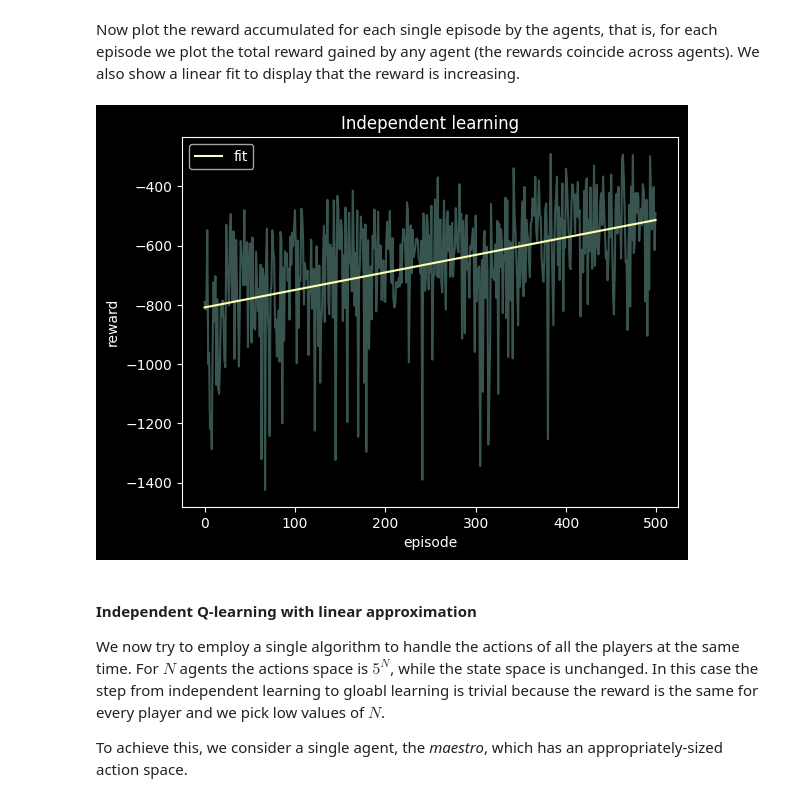
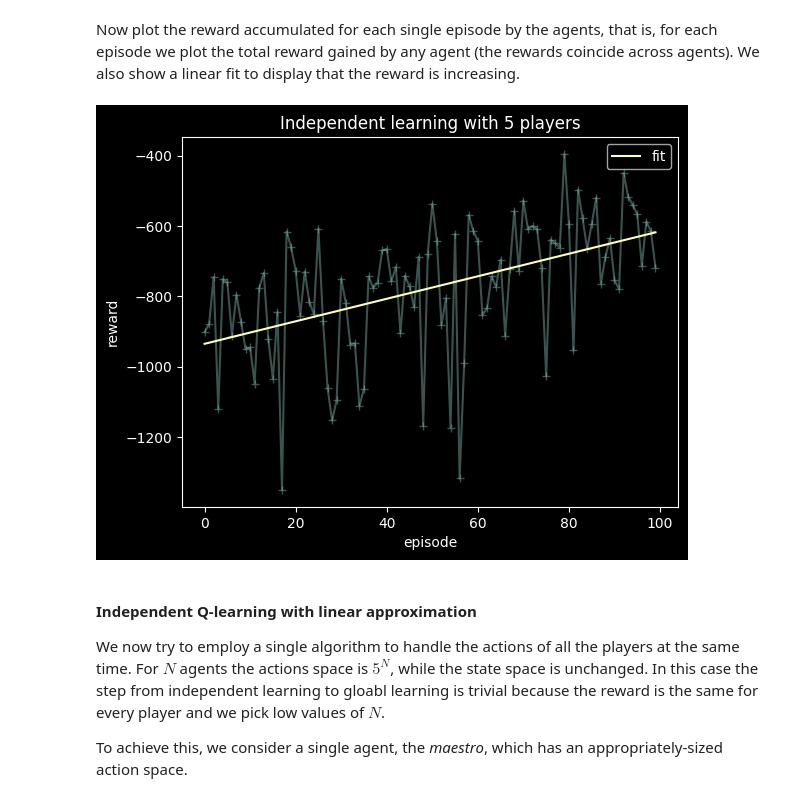
Before and after one commit to afflint/rlcoding, a Jupyter notebook: 2024-25/L7-multiagent-rl.ipynb, the cells around one changed output. Cells and saved outputs as stored; diff of their text form; code cells hidden in the pictures.

```diff
--- a/2024-25/L7-multiagent-rl.ipynb
+++ b/2024-25/L7-multiagent-rl.ipynb
@@ -141,7 +157,7 @@ Next, we train a number of agents using our approximate Q-learning implementatio
 # %%
 from tqdm import trange
 
-def spread_iql(env, episodes = 500, gamma = 0.99):
+def spread_iql(env, episodes = 100, gamma = 0.99):
 	observations, _ = env.reset()
 
 	# Each agent is represented by an instance of the LinearQApproximator class,
@@ -151,7 +167,7 @@ def spread_iql(env, episodes = 500, gamma = 0.99):
 			feature_extractor = lambda state: state, # identity
 			num_features = observations[agent].size,
 			num_actions = env.action_space(agent).n,
-		) for agent in env.possible_agents
+		) for agent in env.agents
 	}
 
 	# For simplicity in this example, this parameter is shared across learners,
@@ -163,7 +179,7 @@ def spread_iql(env, episodes = 500, gamma = 0.99):
 	# Keep track of the global rewards at the end of each episode
 	episode_reward = []
 
-	for episode in trange(episodes):
+	for episode in trange(episodes, desc = "independent learning"):
 		observations, _ = env.reset()
 
 		# We care about the total reward achieved in the episode
@@ -211,14 +227,3 @@ def spread_iql(env, episodes = 500, gamma = 0.99):
 
 	env.close()
 	return episode_reward
-
-
-env = simple_spread_v3.parallel_env(
-	N = NUM_AGENTS,
-	max_cycles = 200,
-	continuous_actions = False,
-	local_ratio = 0, # we care only about global reward
-	render_mode = "rgb_array"
-)
-
-spread_iql_reward = spread_iql(env)
@@ -225,19 +239,9 @@ spread_iql_reward = spread_iql(env)
 # %% [markdown]
 Now plot the reward accumulated for each single episode by the agents, that is, for each episode we plot the total reward gained by any agent (the rewards coincide across agents). We also show a linear fit to display that the reward is increasing.
-# %%
-x = range(len(spread_iql_reward))
-plt.plot(x, spread_iql_reward, alpha = .4)
-
-m, b = np.polyfit(x, spread_iql_reward, 1)
-plt.plot(x, m * x + b, label = "fit")
-
-plt.legend()
-plt.xlabel("episode")
-plt.ylabel("reward")
-plt.title("Independent learning")
-plt.show()
-# %% [output]
-[figure, removed]
+# %%
+plot_reward_fit(spread_iql_reward, f"Independent learning with {NUM_AGENTS} players")
+# %% [output]
+[figure, added]
 # %% [markdown]
 #### Independent Q-learning with linear approximation
 
```
Also changed, not shown: parts of 13 cells of this notebook.
